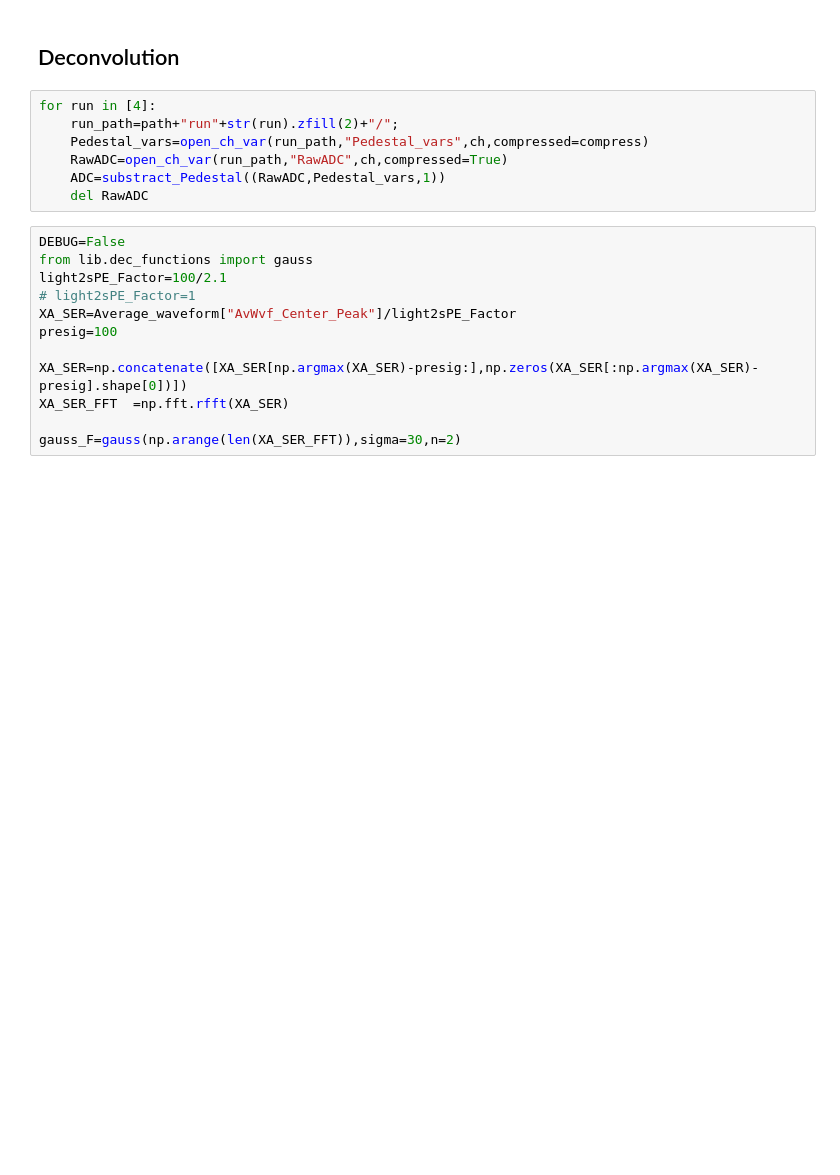
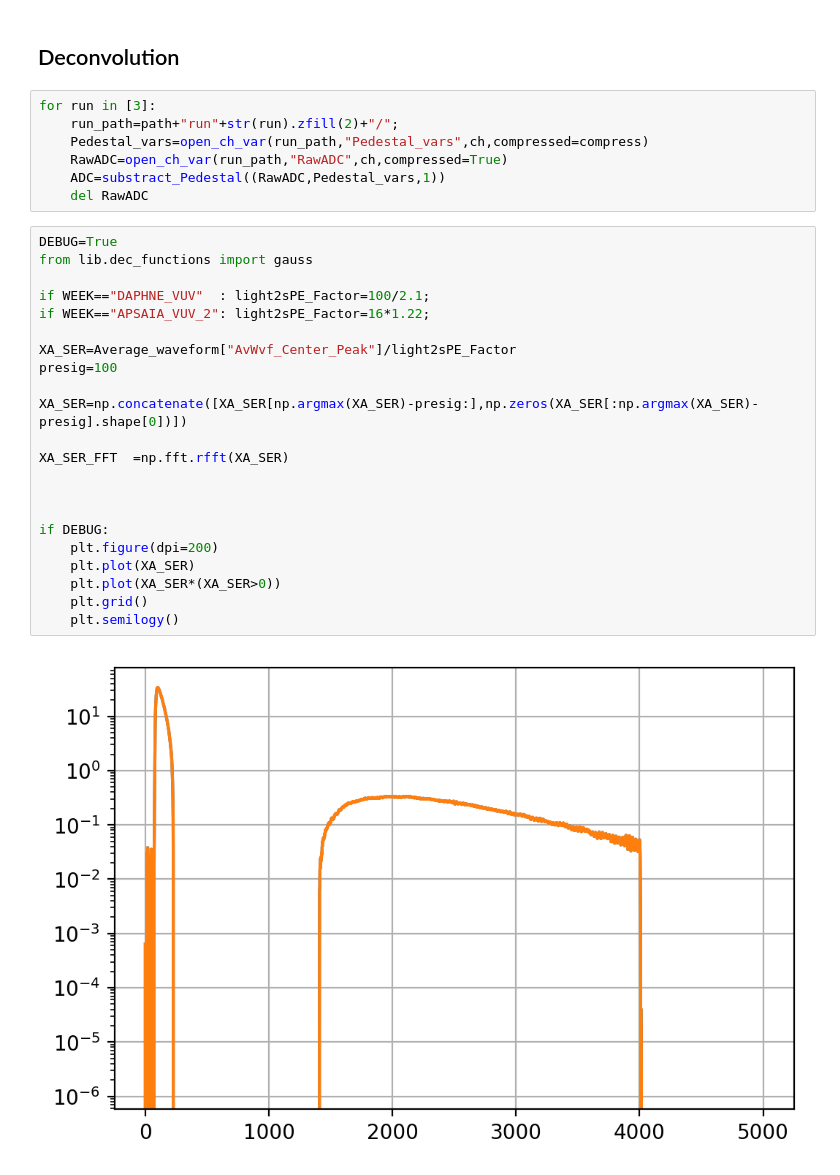
Before and after one commit to rodralva/JOYTHON_TOOLS, a Jupyter notebook: notebooks/Calibration.ipynb, the cells around one changed output. Cells and saved outputs as stored; diff of their text form; blank space fills up the shorter version.

```diff
--- a/notebooks/Calibration.ipynb
+++ b/notebooks/Calibration.ipynb
@@ -50,22 +54,34 @@ plt.plot(bins[peaks[0]],peaks[1]["peak_heights"],"x")
 # %% [markdown]
 ## Deconvolution
 # %%
-for run in [4]:
+for run in [3]:
     run_path=path+"run"+str(run).zfill(2)+"/";
     Pedestal_vars=open_ch_var(run_path,"Pedestal_vars",ch,compressed=compress)
     RawADC=open_ch_var(run_path,"RawADC",ch,compressed=True)
     ADC=substract_Pedestal((RawADC,Pedestal_vars,1))
     del RawADC
 # %%
-DEBUG=False
+DEBUG=True
 from lib.dec_functions import gauss
-light2sPE_Factor=100/2.1
-# light2sPE_Factor=1
+
+if WEEK=="DAPHNE_VUV"  : light2sPE_Factor=100/2.1;
+if WEEK=="APSAIA_VUV_2": light2sPE_Factor=16*1.22;
+
 XA_SER=Average_waveform["AvWvf_Center_Peak"]/light2sPE_Factor
 presig=100
 
 XA_SER=np.concatenate([XA_SER[np.argmax(XA_SER)-presig:],np.zeros(XA_SER[:np.argmax(XA_SER)-presig].shape[0])])
+
 XA_SER_FFT  =np.fft.rfft(XA_SER)
 
-gauss_F=gauss(np.arange(len(XA_SER_FFT)),sigma=30,n=2)
+
+
+if DEBUG:
+    plt.figure(dpi=200)
+    plt.plot(XA_SER)
+    plt.plot(XA_SER*(XA_SER>0))
+    plt.grid()
+    plt.semilogy()
+# %% [output]
+[figure, added]
 # %%
```
Also changed, not shown: parts of 20 cells of this notebook, 14 other files.
